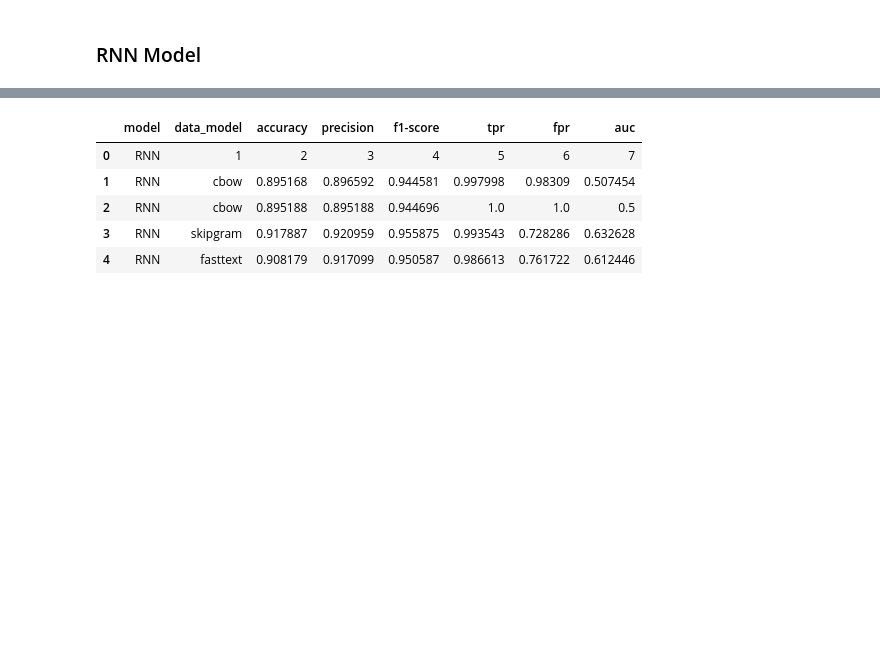
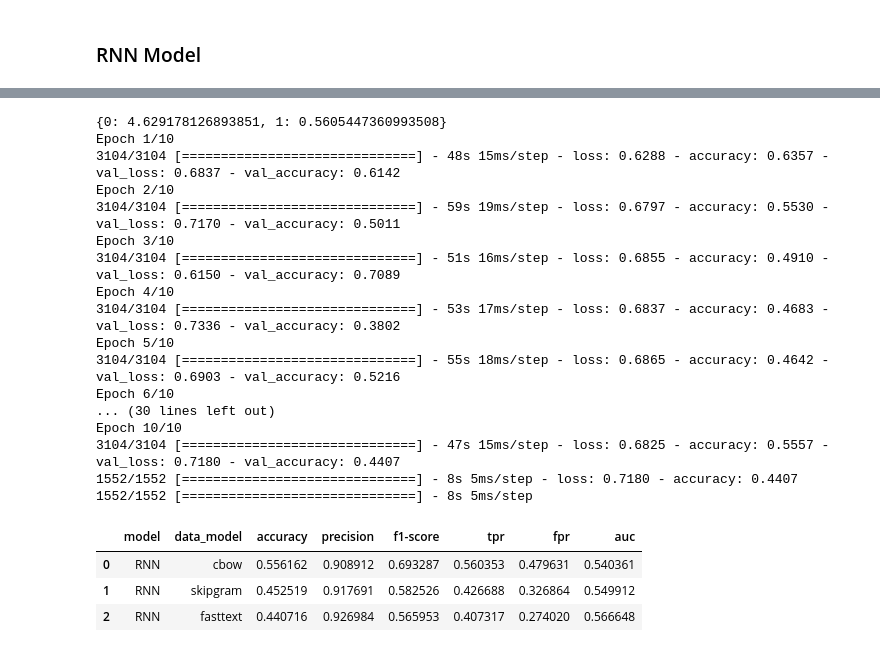
Before and after one commit to awakn123/CS6120NLP, a Jupyter notebook: A3/RNN.ipynb, the cells around one changed output, grey strips where cells are left out. Cells and saved outputs as stored; diff of their text form; code cells hidden in the pictures; blank space fills up the shorter version.

Commit message:
Add model changes.

```diff
--- a/A3/RNN.ipynb
+++ b/A3/RNN.ipynb
@@ -369,8 +369,9 @@ See the caveats in the documentation: https://pandas.pydata.org/pandas-docs/stab
 ### RNN Model
 # %%
 from tensorflow.keras.models import Sequential
-from tensorflow.keras.layers import SimpleRNN, Dense
+from tensorflow.keras.layers import SimpleRNN, Dense, Embedding, Dropout
 from sklearn.metrics import accuracy_score, precision_score, recall_score, f1_score, roc_auc_score, confusion_matrix
+from sklearn.utils import class_weight
 
 def train_with_rnn(df, data_type):
 	# Assuming df_final is your final DataFrame after PCA
@@ -384,13 +385,20 @@ def train_with_rnn(df, data_type):
 	X_train_rnn = np.reshape(X_train, (X_train.shape[0], X_train.shape[1], 1))
 	X_val_rnn = np.reshape(X_val, (X_val.shape[0], X_val.shape[1], 1))
 
+	class_weights = class_weight.compute_class_weight('balanced', classes=np.unique(y_train), y=y_train)
+	class_weight_dict = dict(enumerate(class_weights))
+	print(class_weight_dict)
+
 	# Define the RNN model
-	model = Sequential()
-	model.add(SimpleRNN(64, input_shape=(X_train_rnn.shape[1], X_train_rnn.shape[2]), return_sequences=False))
-	model.add(Dense(1, activation='sigmoid'))
+	model = Sequential([
+	    SimpleRNN(128),  # RNN layer with 128 units
+	    Dense(64, activation='relu'),
+	    Dropout(0.5),
+	    Dense(1, activation='sigmoid')
+	])
 
 	model.compile(optimizer='adam', loss='binary_crossentropy', metrics=['accuracy'])
-	history = model.fit(X_train_rnn, y_train, epochs=10, batch_size=64, validation_data=(X_val_rnn, y_val))
+	history = model.fit(X_train_rnn, y_train, class_weight=class_weight_dict, epochs=10, batch_size=64, validation_data=(X_val_rnn, y_val))
 	# Evaluate the model on the validation set
 	val_loss, val_accuracy = model.evaluate(X_val_rnn, y_val)
 	predictions = model.predict(X_val_rnn)
@@ -423,7 +431,7 @@ def train_with_rnn(df, data_type):
 
 import datetime
 print(datetime.datetime.now())
-results_df = pd.DataFrame(columns=['model', 'data_model', 'accuracy', 'precision', 'f1-score', 'tpr', 'fpr', 'auc'])
+# results_df = pd.DataFrame(columns=['model', 'data_model', 'accuracy', 'precision', 'f1-score', 'tpr', 'fpr', 'auc'])
 cbow_data, rnn_cbow_model = train_with_rnn(df_cbow, 'cbow')
 results_df = results_df._append(cbow_data, ignore_index=True)
 skipgram_data, rnn_skipgram_model = train_with_rnn(df_skipgram, 'skipgram')
@@ -453,6 +461,21 @@ Epoch 10/10
+{0: 4.629178126893851, 1: 0.5605447360993508}
+Epoch 1/10
+3104/3104 [==============================] - 48s 15ms/step - loss: 0.6288 - accuracy: 0.6357 - val_loss: 0.6837 - val_accuracy: 0.6142
+Epoch 2/10
+3104/3104 [==============================] - 59s 19ms/step - loss: 0.6797 - accuracy: 0.5530 - val_loss: 0.7170 - val_accuracy: 0.5011
+Epoch 3/10
+3104/3104 [==============================] - 51s 16ms/step - loss: 0.6855 - accuracy: 0.4910 - val_loss: 0.6150 - val_accuracy: 0.7089
+Epoch 4/10
+3104/3104 [==============================] - 53s 17ms/step - loss: 0.6837 - accuracy: 0.4683 - val_loss: 0.7336 - val_accuracy: 0.3802
+Epoch 5/10
+3104/3104 [==============================] - 55s 18ms/step - loss: 0.6865 - accuracy: 0.4642 - val_loss: 0.6903 - val_accuracy: 0.5216
+Epoch 6/10
+... (30 lines left out)
+Epoch 10/10
+3104/3104 [==============================] - 47s 15ms/step - loss: 0.6825 - accuracy: 0.5557 - val_loss: 0.7180 - val_accuracy: 0.4407
+1552/1552 [==============================] - 8s 5ms/step - loss: 0.7180 - accuracy: 0.4407
+1552/1552 [==============================] - 8s 5ms/step
 |  | model | data_model | accuracy | precision | f1-score | tpr | fpr | auc |
-| 0 | RNN | 1 | 2 | 3 | 4 | 5 | 6 | 7 |
-| 1 | RNN | cbow | 0.895168 | 0.896592 | 0.944581 | 0.997998 | 0.98309 | 0.507454 |
-| 2 | RNN | cbow | 0.895188 | 0.895188 | 0.944696 | 1.0 | 1.0 | 0.5 |
-| 3 | RNN | skipgram | 0.917887 | 0.920959 | 0.955875 | 0.993543 | 0.728286 | 0.632628 |
-| 4 | RNN | fasttext | 0.908179 | 0.917099 | 0.950587 | 0.986613 | 0.761722 | 0.612446 |
+| 0 | RNN | cbow | 0.556162 | 0.908912 | 0.693287 | 0.560353 | 0.479631 | 0.540361 |
+| 1 | RNN | skipgram | 0.452519 | 0.917691 | 0.582526 | 0.426688 | 0.326864 | 0.549912 |
+| 2 | RNN | fasttext | 0.440716 | 0.926984 | 0.565953 | 0.407317 | 0.274020 | 0.566648 |
```
Also changed, not shown: parts of 2 cells of this notebook.
